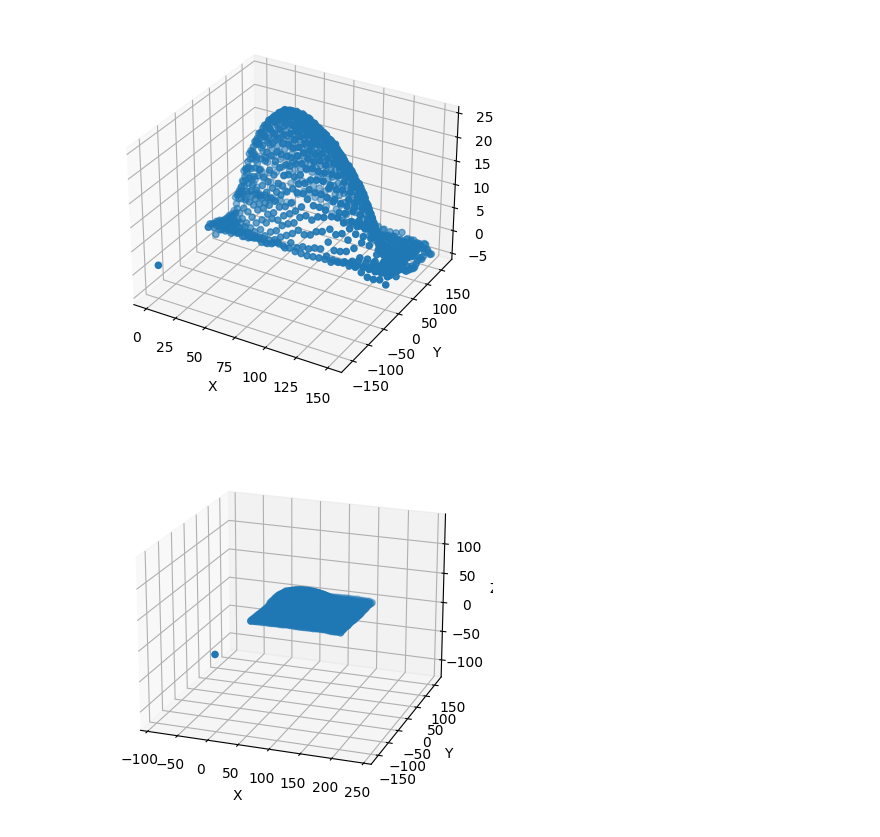
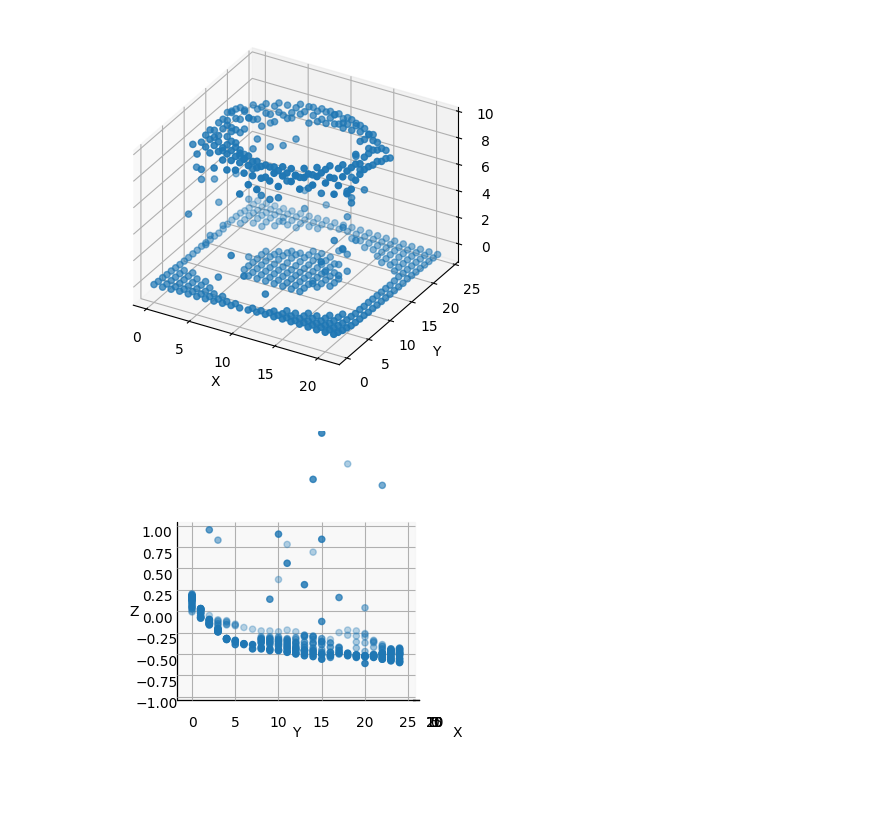
Before and after one commit to daricht/OctoPrint-Zzyyc, a Jupyter notebook: octoprint_ZZYYC/static/js/extractSTL.ipynb, the cells around one changed output. Saved outputs shown, nothing was run; the diff lists cells and outputs as text; code cells hidden in the pictures.

```diff
--- a/octoprint_ZZYYC/static/js/extractSTL.ipynb
+++ b/octoprint_ZZYYC/static/js/extractSTL.ipynb
@@ -28,7 +5,7 @@ from stl import mesh
 import json
 
 # Read the JSON file
-with open('example.json', 'r') as file:
+with open('pointCloud.json', 'r') as file:
     data = json.load(file)
 
 # Create empty lists for x, y, and z coordinates
@@ -41,8 +18,3 @@ for point in data:
     x_coords.append(point['x'])
     y_coords.append(point['y'])
     z_coords.append(point['z'])
-
-# Print the lists of coordinates
-print("x coordinates: ", x_coords)
-print("y coordinates: ", y_coords)
-print("z coordinates: ", z_coords)
@@ -49,31 +25,3 @@ print("z coordinates: ", z_coords)
-# %%
-import re
-import numpy as np
-from stl import mesh
-
-# open the log file
-with open("clean_serial.log", "r") as d:
-    log_lines = d.readlines()
-
-# initialize lists to store the x, y, and z coordinates
-x_coords = []
-y_coords = []
-z_coords = []
-# %%
-# use regular expressions to find the x, y, and z coordinates
-#The regular expression X:(-?\d+\.\d+) Y:(-?\d+\.\d+) Z:(-?\d+\.\d+) uses the -? pattern to match an optional '-' character before the digits and decimal point,
-for line in log_lines:
-    x_match = re.search("X:(-?\d+\.\d+)", line)
-    y_match = re.search("Y:(-?\d+\.\d+)", line)
-    z_match = re.search("Z:(-?\d+\.\d+)", line)
-    if x_match:
-        x_coords.append(float(x_match.group(1)))
-    if y_match:
-        y_coords.append(float(y_match.group(1)))
-    if z_match:
-        z_coords.append(float(z_match.group(1)))
-    else:
-        print(line)
 # %%
 
 # use the numpy-stl library to create an STL file
@@ -98,6 +46,8 @@ fig = plt.figure()
 ax = fig.add_subplot(111, projection='3d')
 ax.scatter(x_coords, y_coords, z_coords)
 
+
+
 # Set axis labels
 ax.set_xlabel('X')
 ax.set_ylabel('Y')
@@ -106,28 +56,34 @@ ax.set_zlabel('Z')
 # Show plot
 plt.show()
 # %% [output]
-[figure, old version]
+[figure, new version]
 # %%
 # Create a 3D scatter plot
 fig = plt.figure()
-ax = fig.add_subplot(111, projection='3d')
+ax = fig.add_subplot(111,  projection='3d')
 ax.scatter(x_coords, y_coords, z_coords)
 
 # Set axis labels
 ax.set_xlabel('X')
 ax.set_ylabel('Y')
 ax.set_zlabel('Z')
 
+# Set the focal length
+ax.set_proj_type('ortho')
+
 # Set the angle of view
-ax.view_init(elev=20, azim=290)
+ax.view_init(elev=0, azim=0)
 
 # Set equal scaling for all axes
 ax.set_aspect('equal')
 
+# Set axis limits
+ax.set_zlim([-1, 1])
+
 # Show plot
 plt.show()
 # %% [output]
-[figure, old version]
+[figure, new version]
 # %%
 import numpy as np
 from stl import mesh
```
Also changed, not shown: parts of 3 cells of this notebook, 2 other files.
